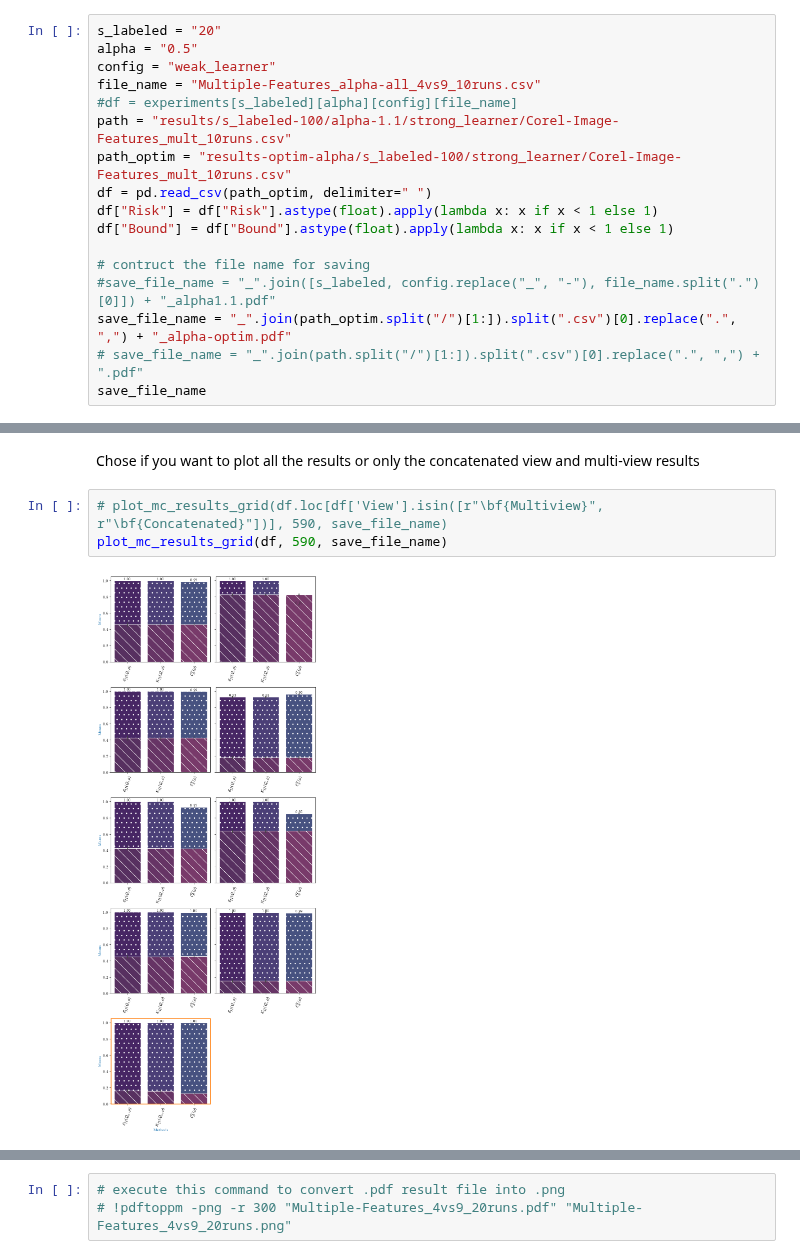
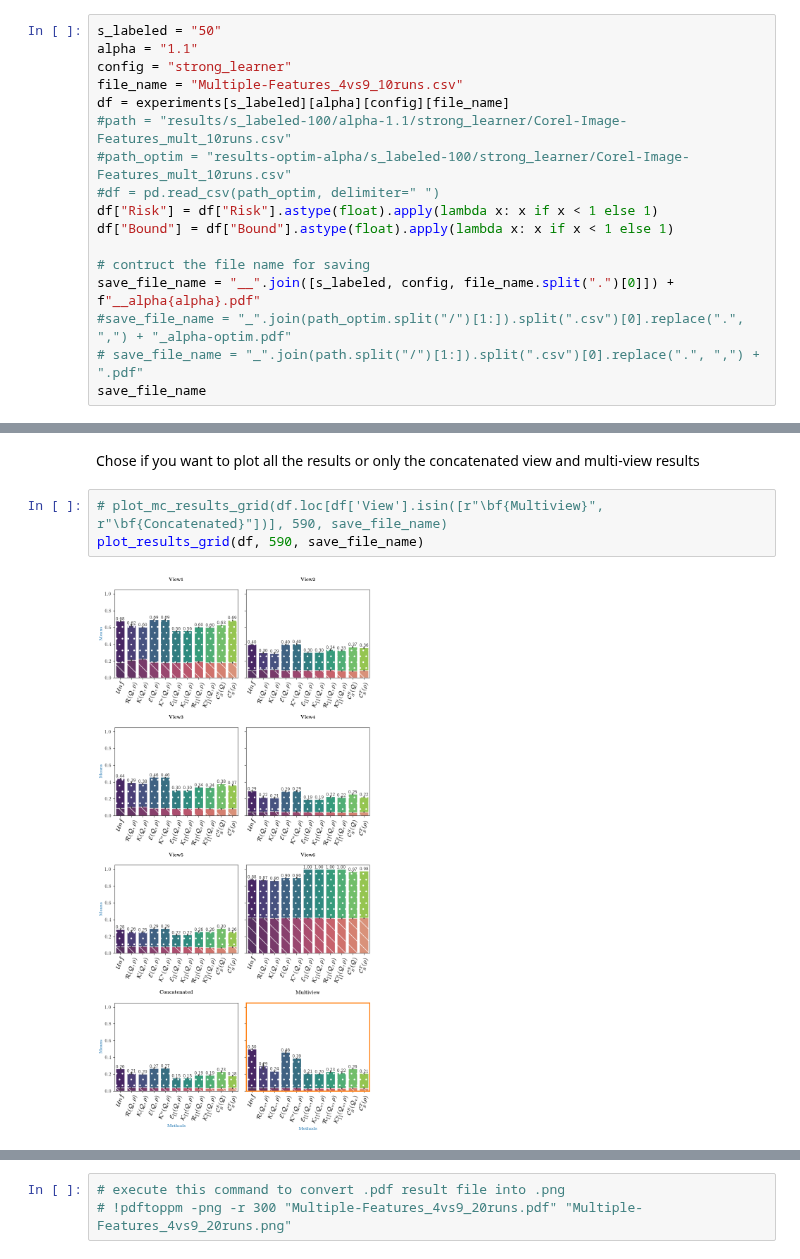
Before and after one commit to adidi24/Multi-View-Majority-Vote-Learning-Algorithms-Direct-Minimization-of-PAC-Bayesian-Bounds, a Jupyter notebook: plot.ipynb, the cells around one changed output, grey strips where cells are left out. Saved outputs shown, nothing was run; the diff lists cells and outputs as text.

Commit message:
Added poisoning results

```diff
--- a/plot.ipynb
+++ b/plot.ipynb
@@ -293,18 +293,18 @@ file_name = "Fashion-MNIST-MV-sample1_mult_10runs.csv"
 # %%
-s_labeled = "20"
-alpha = "0.5"
-config = "weak_learner"
-file_name = "Multiple-Features_alpha-all_4vs9_10runs.csv"
-#df = experiments[s_labeled][alpha][config][file_name]
-path = "results/s_labeled-100/alpha-1.1/strong_learner/Corel-Image-Features_mult_10runs.csv"
-path_optim = "results-optim-alpha/s_labeled-100/strong_learner/Corel-Image-Features_mult_10runs.csv"
-df = pd.read_csv(path_optim, delimiter=" ")
+s_labeled = "50"
+alpha = "1.1"
+config = "strong_learner"
+file_name = "Multiple-Features_4vs9_10runs.csv"
+df = experiments[s_labeled][alpha][config][file_name]
+#path = "results/s_labeled-100/alpha-1.1/strong_learner/Corel-Image-Features_mult_10runs.csv"
+#path_optim = "results-optim-alpha/s_labeled-100/strong_learner/Corel-Image-Features_mult_10runs.csv"
+#df = pd.read_csv(path_optim, delimiter=" ")
 df["Risk"] = df["Risk"].astype(float).apply(lambda x: x if x < 1 else 1)
 df["Bound"] = df["Bound"].astype(float).apply(lambda x: x if x < 1 else 1)
 
 # contruct the file name for saving
-#save_file_name = "_".join([s_labeled, config.replace("_", "-"), file_name.split(".")[0]]) + "_alpha1.1.pdf"
-save_file_name = "_".join(path_optim.split("/")[1:]).split(".csv")[0].replace(".", ",") + "_alpha-optim.pdf"
+save_file_name = "__".join([s_labeled, config, file_name.split(".")[0]]) + f"__alpha{alpha}.pdf"
+#save_file_name = "_".join(path_optim.split("/")[1:]).split(".csv")[0].replace(".", ",") + "_alpha-optim.pdf"
 # save_file_name = "_".join(path.split("/")[1:]).split(".csv")[0].replace(".", ",") + ".pdf"
 save_file_name
 # %% [output]
@@ -323,6 +323,6 @@ except:
 Chose if you want to plot all the results or only the concatenated view and multi-view results
 # %%
 # plot_mc_results_grid(df.loc[df['View'].isin([r"\bf{Multiview}", r"\bf{Concatenated}"])], 590, save_file_name)
-plot_mc_results_grid(df, 590, save_file_name)
+plot_results_grid(df, 590, save_file_name)
 # %% [output]
-[figure, old version]
+[figure, new version]
```
Also changed, not shown: parts of 8 cells of this notebook, 3 other files.
